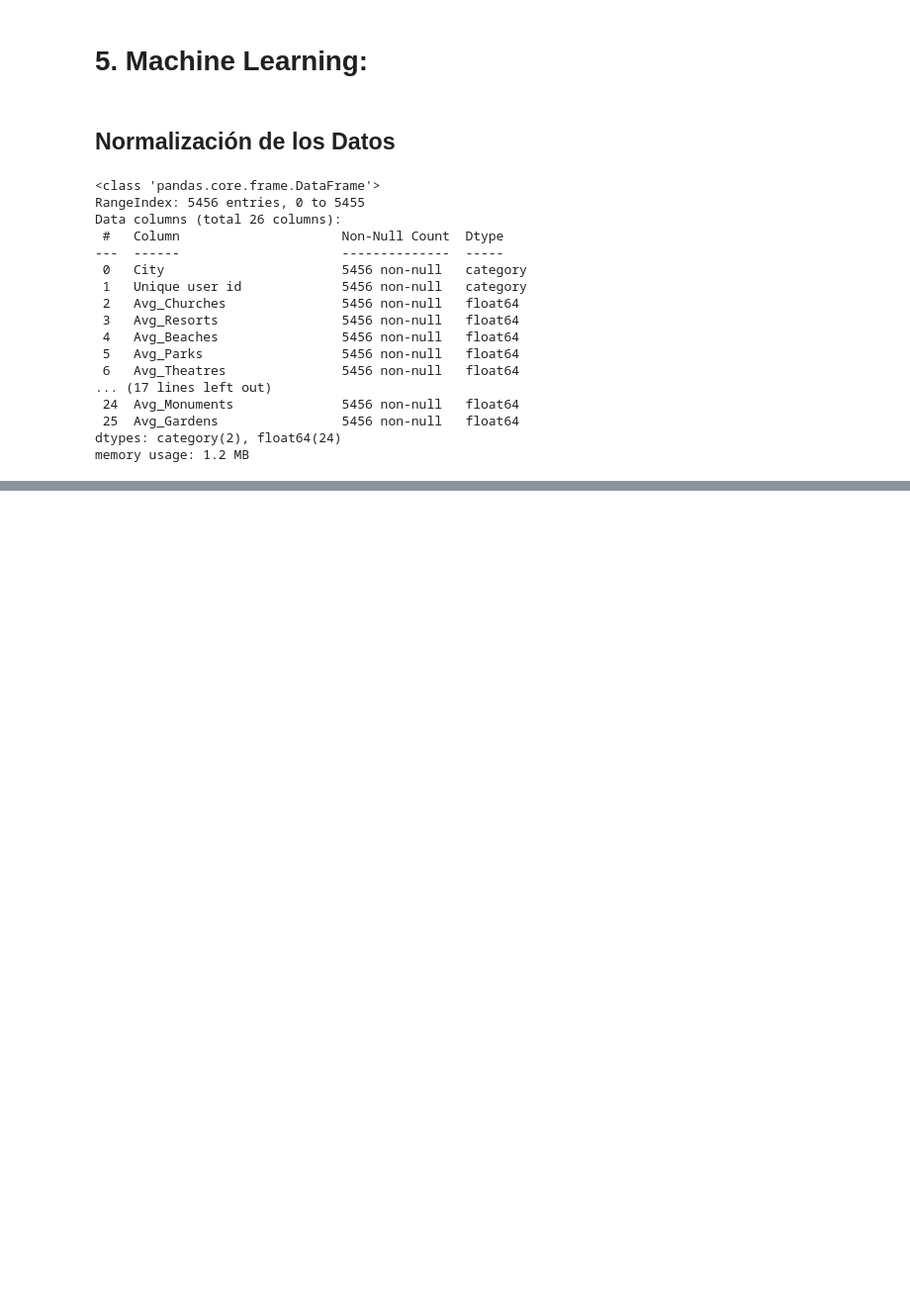
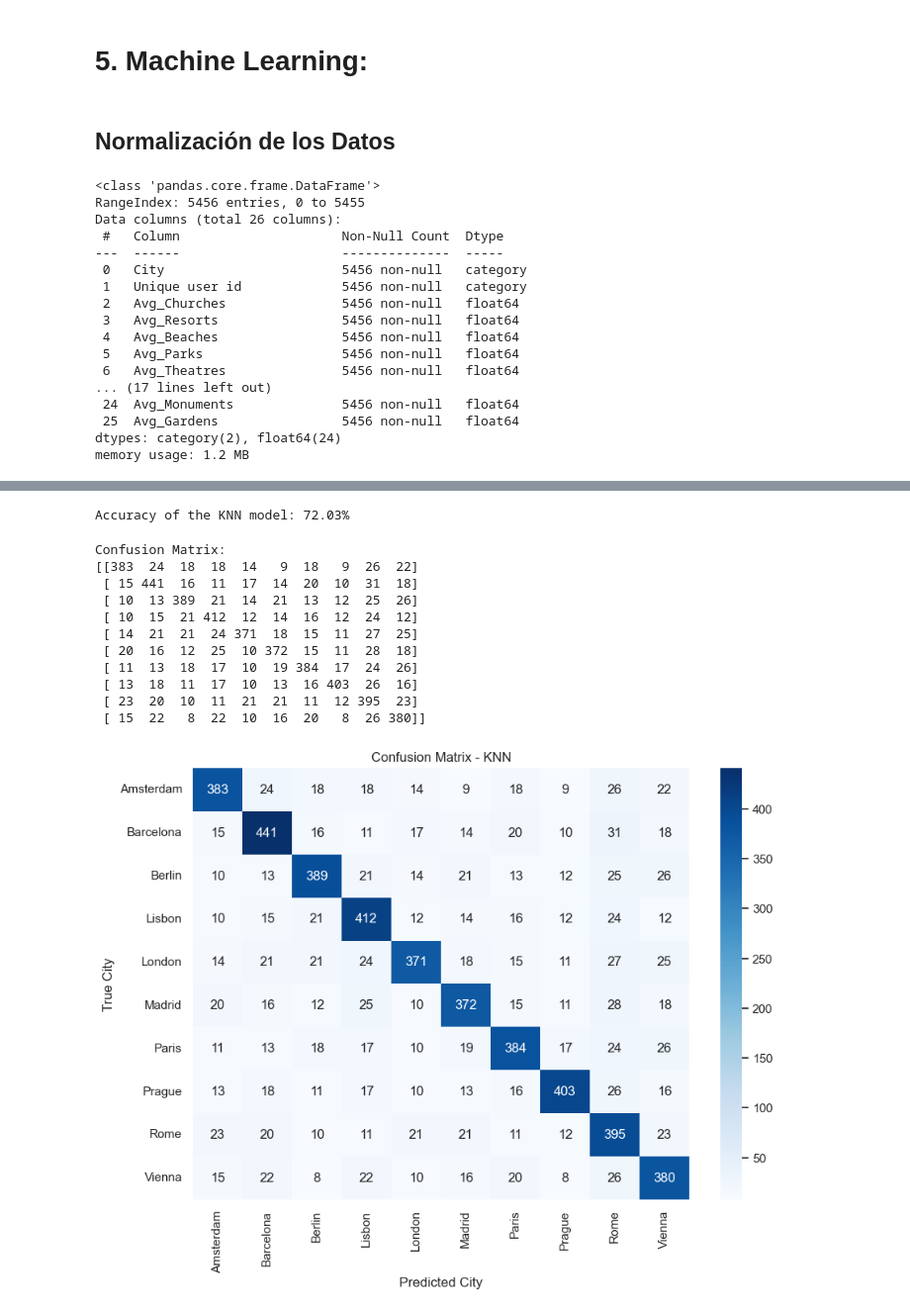
Before and after one commit to gabrielaaguiv5/ProjectI, a Jupyter notebook: notebooks/01_eda_overview.ipynb, the cells around one changed output, grey strips where cells are left out. Shown at 99% size. Cells and saved outputs as stored; diff of their text form; code cells hidden in the pictures; blank space fills up the shorter version.

```diff
--- a/notebooks/01_eda_overview.ipynb
+++ b/notebooks/01_eda_overview.ipynb
@@ -746,0 +733,78 @@ plt.show()
+# %%
+import pandas as pd
+from sklearn.preprocessing import StandardScaler
+from sklearn.neighbors import KNeighborsClassifier
+from sklearn.preprocessing import LabelEncoder
+
+# Select all feature columns (excluding City and Unique user id)
+categories = datos.columns.difference(['City', 'Unique user id'])
+
+# Compute the mean of ratings per city to check correlations
+city_avg_ratings = datos.groupby('City')[categories].mean()
+
+# Calculate correlations between features and average city ratings
+correlation_with_city = city_avg_ratings.corr()
+top_features = correlation_with_city.abs().mean(axis=1).sort_values(ascending=False).head(3)
+
+# Prepare features and target variable
+X_top3 = datos[top_features.index]
+y_top3 = datos['City']
+
+# Convert the city labels to integer labels
+label_encoder = LabelEncoder()
+y_top3_encoded = label_encoder.fit_transform(y_top3)
+
+# Standardize the features
+scaler = StandardScaler()
+X_scaled_top3 = scaler.fit_transform(X_top3)
+
+# Initialize the KNN classifier (with k=5 neighbors)
+knn_model = KNeighborsClassifier(n_neighbors=1)
+
+# Train the model using the top 3 features
+knn_model.fit(X_scaled_top3, y_top3_encoded)
+
+# Evaluate the model's accuracy on the training set
+accuracy_knn = knn_model.score(X_scaled_top3, y_top3_encoded)
+
+print(f"Accuracy of the KNN model: {accuracy_knn * 100:.2f}%")
+# %% [output]
+Accuracy of the KNN model: 72.03%
+# %%
+
+# Predict the cities on the training set
+y_pred_knn = knn_model.predict(X_scaled_top3)
+
+# Compute the confusion matrix
+cm = confusion_matrix(y_top3_encoded, y_pred_knn)
+
+# Display the confusion matrix
+print("Confusion Matrix:")
+print(cm)
+
+# Predict the cities on the training set
+y_pred_knn = knn_model.predict(X_scaled_top3)
+
+# Compute the confusion matrix
+cm = confusion_matrix(y_top3_encoded, y_pred_knn)
+
+# Plot the confusion matrix
+plt.figure(figsize=(10, 7))
+sns.heatmap(cm, annot=True, fmt='g', cmap='Blues', xticklabels=label_encoder.classes_, yticklabels=label_encoder.classes_)
+plt.title('Confusion Matrix - KNN')
+plt.xlabel('Predicted City')
+plt.ylabel('True City')
+plt.show()
+# %% [output]
+Confusion Matrix:
+[[383  24  18  18  14   9  18   9  26  22]
+ [ 15 441  16  11  17  14  20  10  31  18]
+ [ 10  13 389  21  14  21  13  12  25  26]
+ [ 10  15  21 412  12  14  16  12  24  12]
+ [ 14  21  21  24 371  18  15  11  27  25]
+ [ 20  16  12  25  10 372  15  11  28  18]
+ [ 11  13  18  17  10  19 384  17  24  26]
+ [ 13  18  11  17  10  13  16 403  26  16]
+ [ 23  20  10  11  21  21  11  12 395  23]
+ [ 15  22   8  22  10  16  20   8  26 380]]
+[figure, added]
```
Also changed, not shown: parts of 32 cells of this notebook.
